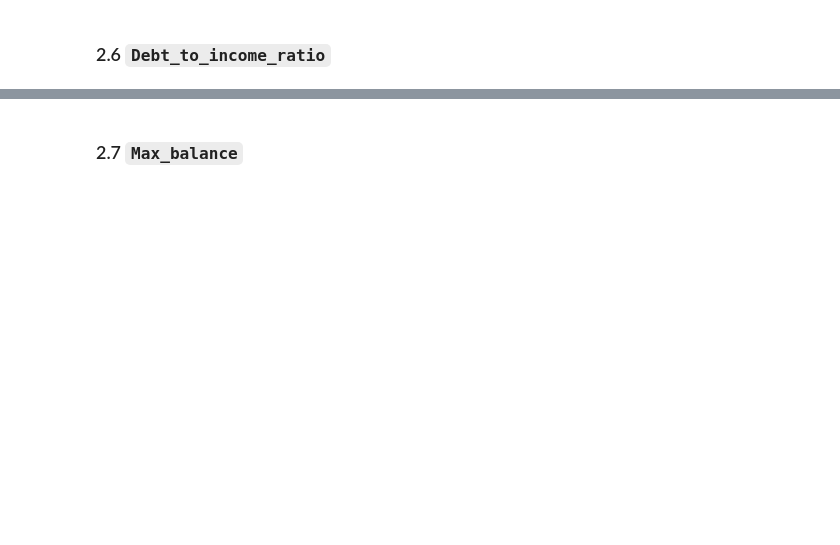
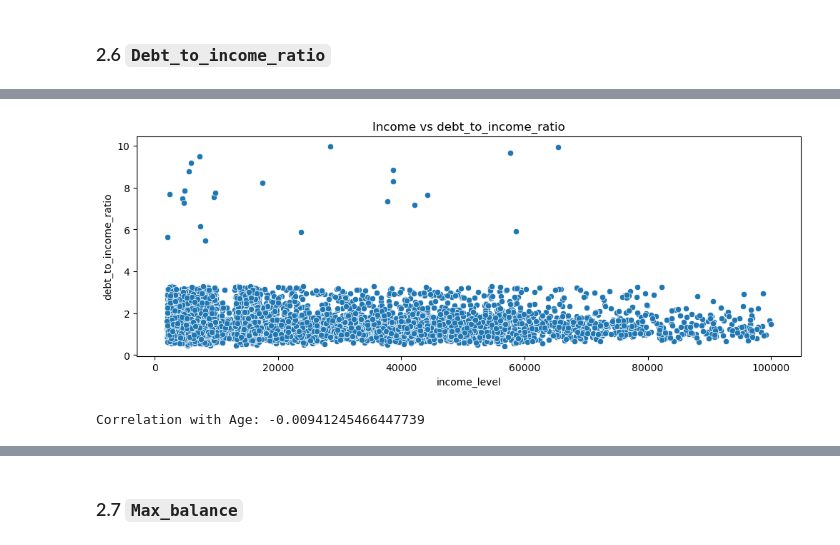
Before and after one commit to hchamikadilshan/CreditRisk360-ISC2024, a Jupyter notebook: notebooks/4 - eda.ipynb, the cells around one changed output, grey strips where cells are left out. Saved outputs shown, nothing was run; the diff lists cells and outputs as text; code cells hidden in the pictures; blank space fills up the shorter version.

```diff
--- a/notebooks/4 - eda.ipynb
+++ b/notebooks/4 - eda.ipynb
@@ -355,0 +372,11 @@ plt.show()
+# %%
+plt.figure(figsize=(12, 4))
+sns.scatterplot(y=data['debt_to_income_ratio'], x=data['income_level'])
+plt.title("Income vs debt_to_income_ratio")
+plt.show()
+
+correlation_age = data['debt_to_income_ratio'].corr(data['income_level'])
+print("Correlation with Age:", correlation_age)
+# %% [output]
+[figure, added]
+Correlation with Age: -0.00941245466447739
```
Also changed, not shown: parts of 46 cells of this notebook.
